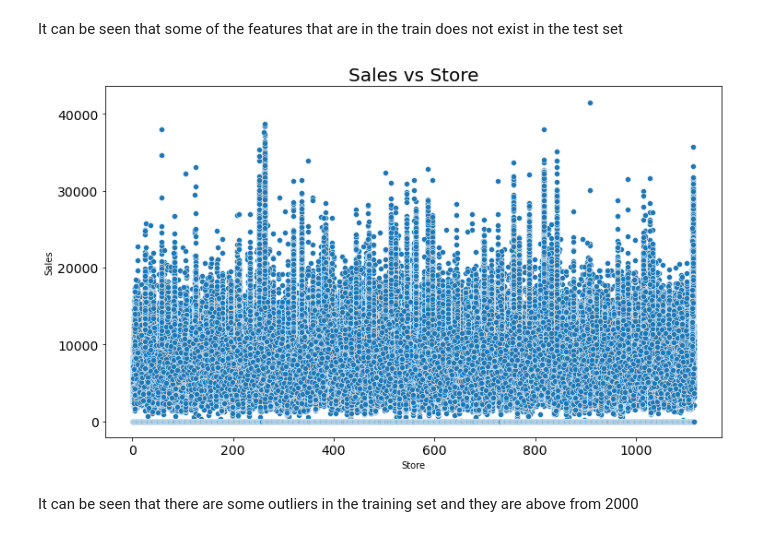
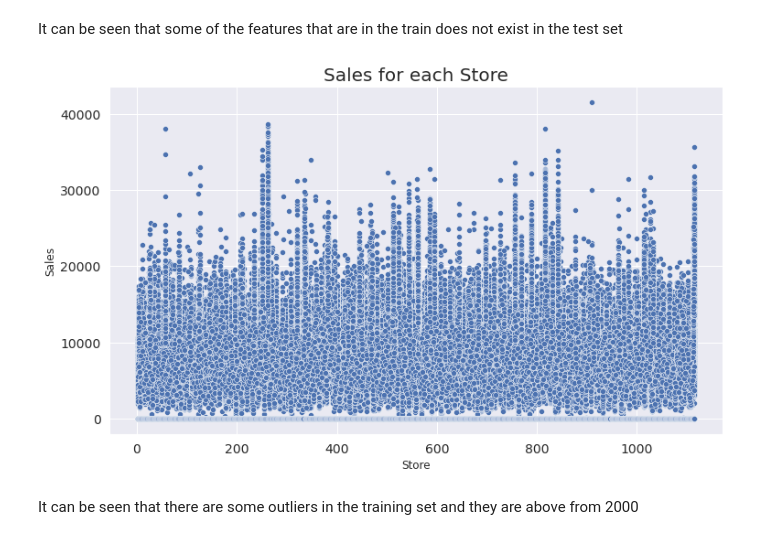
Before and after one commit to jedisam/Sales-prediction, a Jupyter notebook: notebooks/sales-eda.ipynb, the cells around one changed output. Saved outputs shown, nothing was run; the diff lists cells and outputs as text; code cells hidden in the pictures.

```diff
--- a/notebooks/sales-eda.ipynb
+++ b/notebooks/sales-eda.ipynb
@@ -119,5 +157,6 @@ train_df.describe()
 # %%
 #Numerical Features Histograms (Train)
+sns.set()
 num_feats = list(train_df.select_dtypes(include=['int64', 'float64', 'int32']).columns)
 train_df[num_feats].hist(figsize=(20,15));
 # %% [output]
@@ -125,5 +164,6 @@ train_df[num_feats].hist(figsize=(20,15));
 # %%
 #Numerical Features Histograms (Test)
+sns.set()
 num_feats = list(test_df.select_dtypes(include=['int64', 'float64', 'int32']).columns)
 test_df[num_feats].hist(figsize=(20,15));
 # %% [output]
@@ -133,12 +173,12 @@ It can be seen that some of the features that are in the train does not exist in
 # %%
 #Sales_Stores
 # plt.figure(figsize=(12, 8))
 # plt.scatter(train_df['Store'],train_df['Sales'], alpha=0.1);
 # plt.plot()
 
-plot.plot_scatter(train_df, train_df['Store'], train_df['Sales'], 'Sales vs Store', None, None)
+plot.plot_scatter(train_df, train_df['Store'], train_df['Sales'], 'Sales for each Store', None, None)
 # %% [output]
-[figure, old version]
+[figure, new version]
 # %% [markdown]
 It can be seen that there are some outliers in the training set and they are above from 2000
 # %%
```
Also changed, not shown: parts of 17 cells of this notebook.
